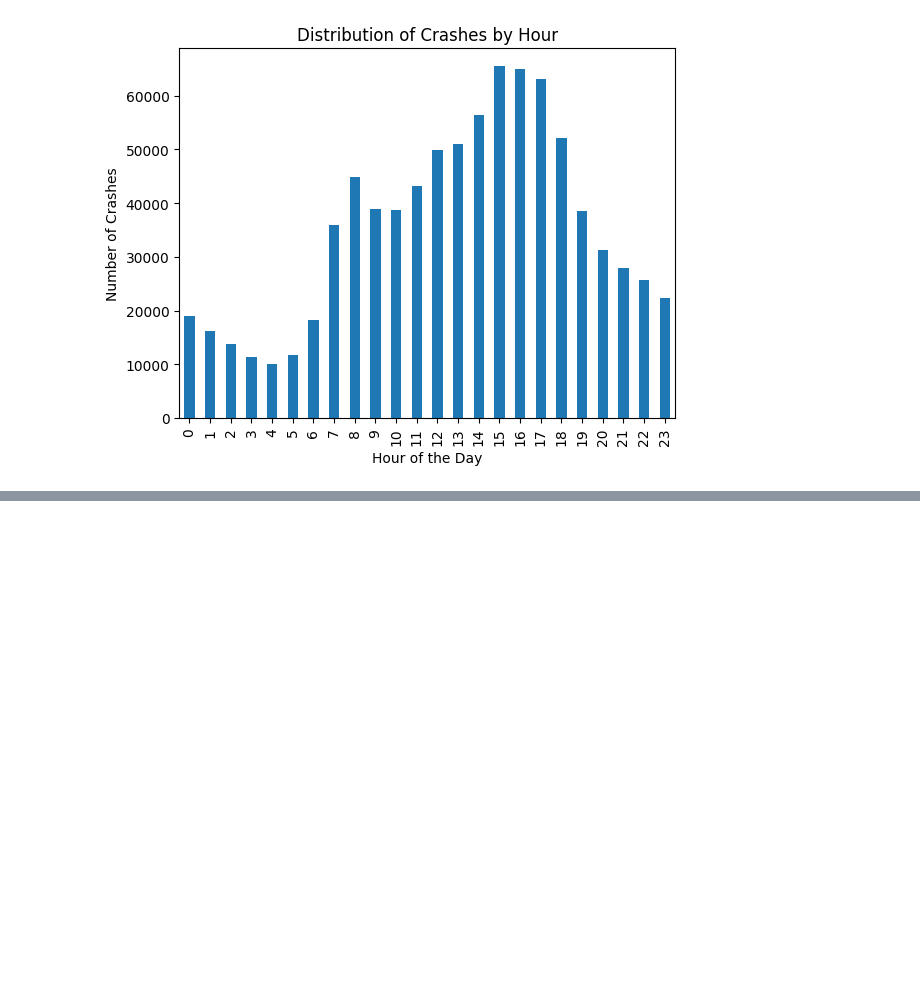
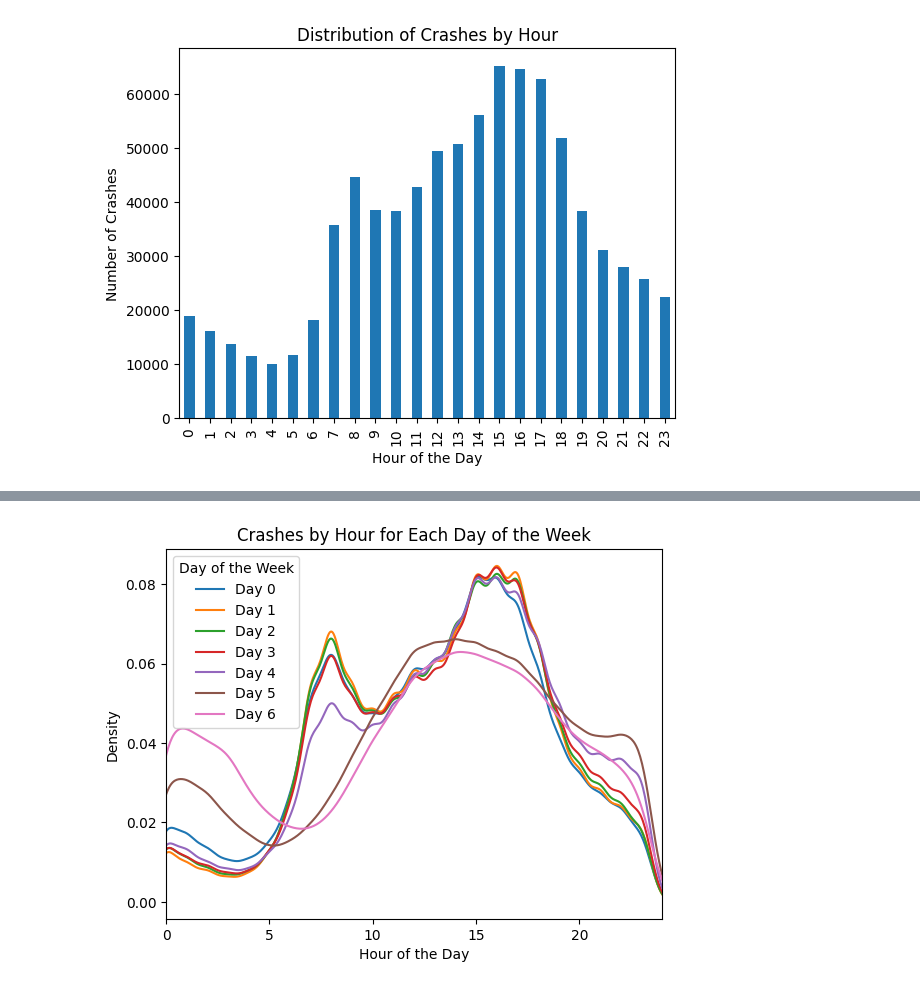
Before and after one commit to lavo2/DataMining-Project, a Jupyter notebook: 1-distribution.ipynb, the cells around one changed output, grey strips where cells are left out. Saved outputs shown, nothing was run; the diff lists cells and outputs as text; code cells hidden in the pictures; blank space fills up the shorter version.

```diff
--- a/1-distribution.ipynb
+++ b/1-distribution.ipynb
@@ -78,0 +150,14 @@ plt.show()
+# %%
+# Plot KDE for different days of the week
+for day in range(0, 7):
+    subset = crashes[crashes['CRASH_DAY_OF_WEEK'] == day]
+    subset['CRASH_HOUR'].plot(kind='kde', label=f'Day {day}')
+
+plt.title('Crashes by Hour for Each Day of the Week')
+plt.xlabel('Hour of the Day')
+plt.ylabel('Density')
+plt.xlim(0, 24)
+plt.legend(title='Day of the Week')
+plt.show()
+# %% [output]
+[figure, added]
```
Also changed, not shown: parts of 38 cells of this notebook, 3 other files.
